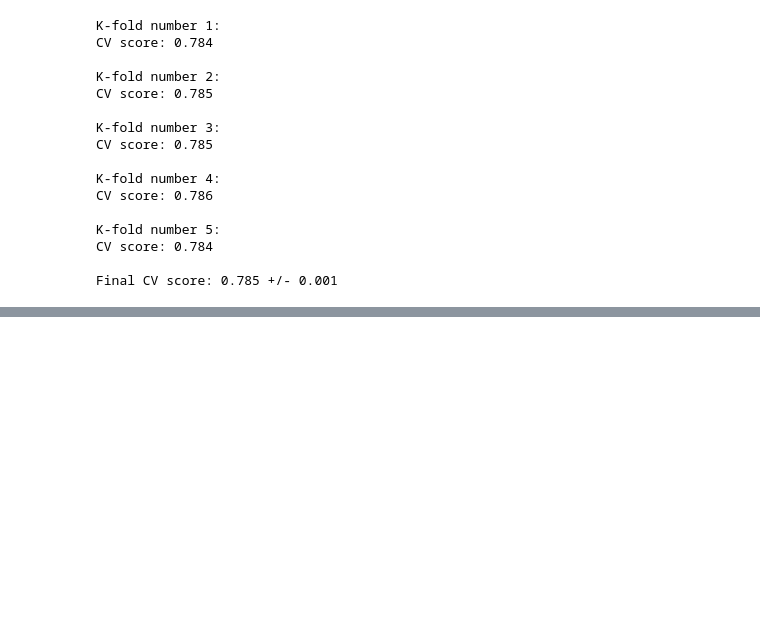
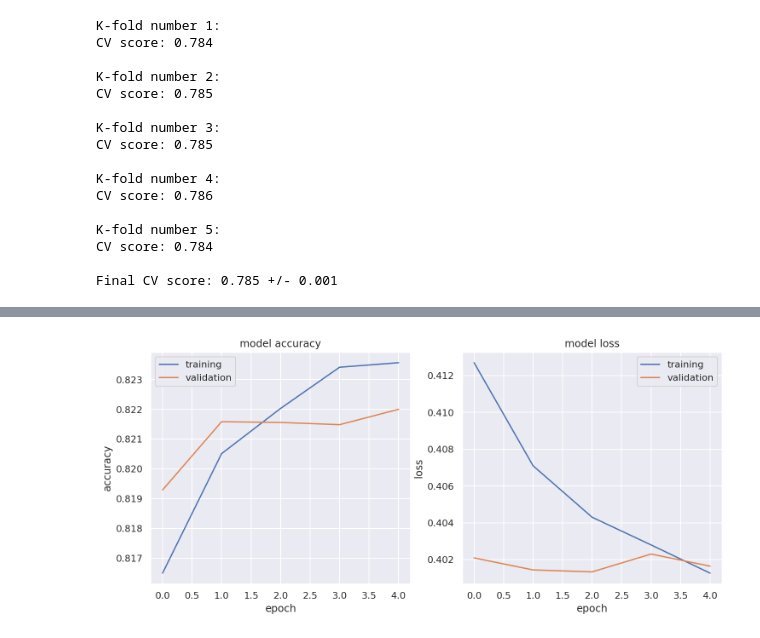
Before and after one commit to temuller/kaggle_competitions, a Jupyter notebook: Cat_in_the_dat_II/cat_in_the_dat_ii.ipynb, the cells around one changed output, grey strips where cells are left out. Saved outputs shown, nothing was run; the diff lists cells and outputs as text; code cells hidden in the pictures; blank space fills up the shorter version.

```diff
--- a/Cat_in_the_dat_II/cat_in_the_dat_ii.ipynb
+++ b/Cat_in_the_dat_II/cat_in_the_dat_ii.ipynb
@@ -178,0 +233,22 @@ Final CV score: 0.785 +/- 0.001
+# %%
+model = Sequential()
+
+n_cols = X_train.shape[1]
+target = to_categorical(y)
+
+model.add(Dense(5, activation='relu', input_shape=(n_cols, )))
+model.add(Dropout(0.2))
+model.add(Dense(5, activation='relu'))
+model.add(Dropout(0.2))
+model.add(Dense(2, activation='softmax'))
+# %%
+model.compile(optimizer='adam',
+              loss='categorical_crossentropy',
+              metrics=['accuracy'])
+# %%
+history = model.fit(X_train, target,
+                    epochs=5,
+                    batch_size=1000,
+                    validation_split=0.2,
+                    workers=6,
+                    use_multiprocessing=True)
@@ -178,0 +267,24 @@ Final CV score: 0.785 +/- 0.001
+# %%
+# set up figure
+f = plt.figure(figsize=(12,5))
+f.add_subplot(1,2, 1)
+
+# plot accuracy as a function of epoch
+plt.plot(history.history['accuracy'])
+plt.plot(history.history['val_accuracy'])
+plt.title('model accuracy')
+plt.ylabel('accuracy')
+plt.xlabel('epoch')
+plt.legend(['training', 'validation'], loc='best')
+
+# plot loss as a function of epoch
+f.add_subplot(1,2, 2)
+plt.plot(history.history['loss'])
+plt.plot(history.history['val_loss'])
+plt.title('model loss')
+plt.ylabel('loss')
+plt.xlabel('epoch')
+plt.legend(['training', 'validation'], loc='best')
+plt.show(block=True)
+# %% [output]
+[figure, added]
```
Also changed, not shown: parts of 13 cells of this notebook, 6 other files.
